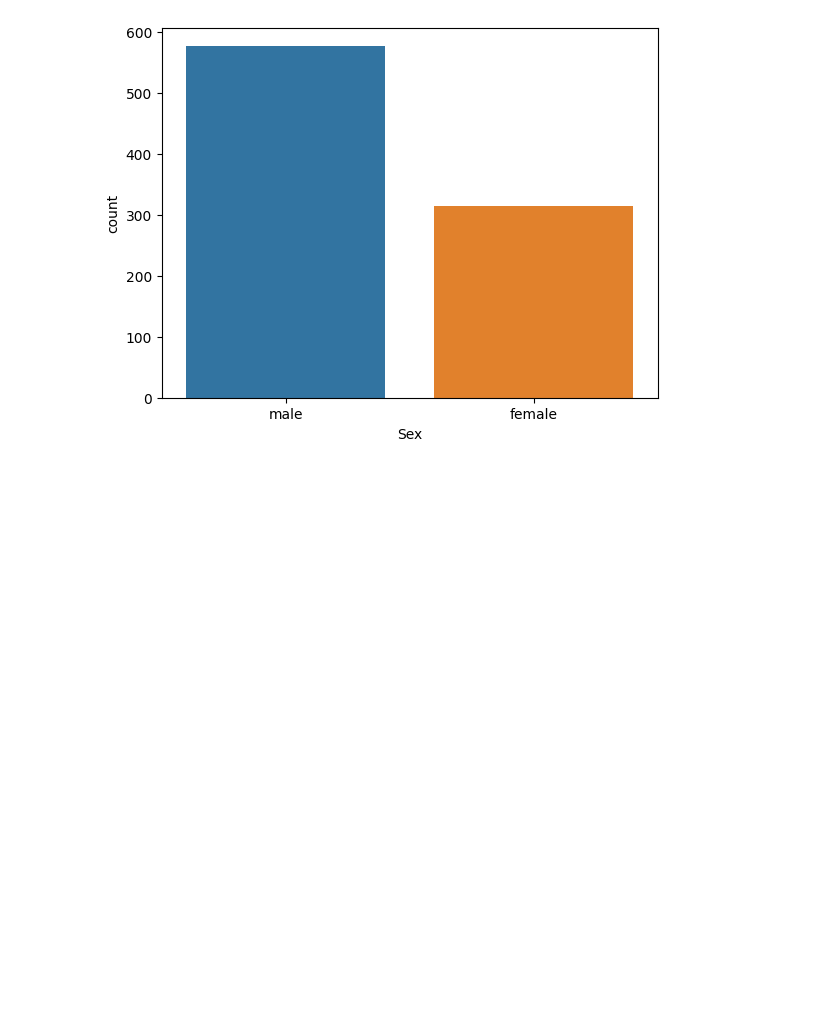
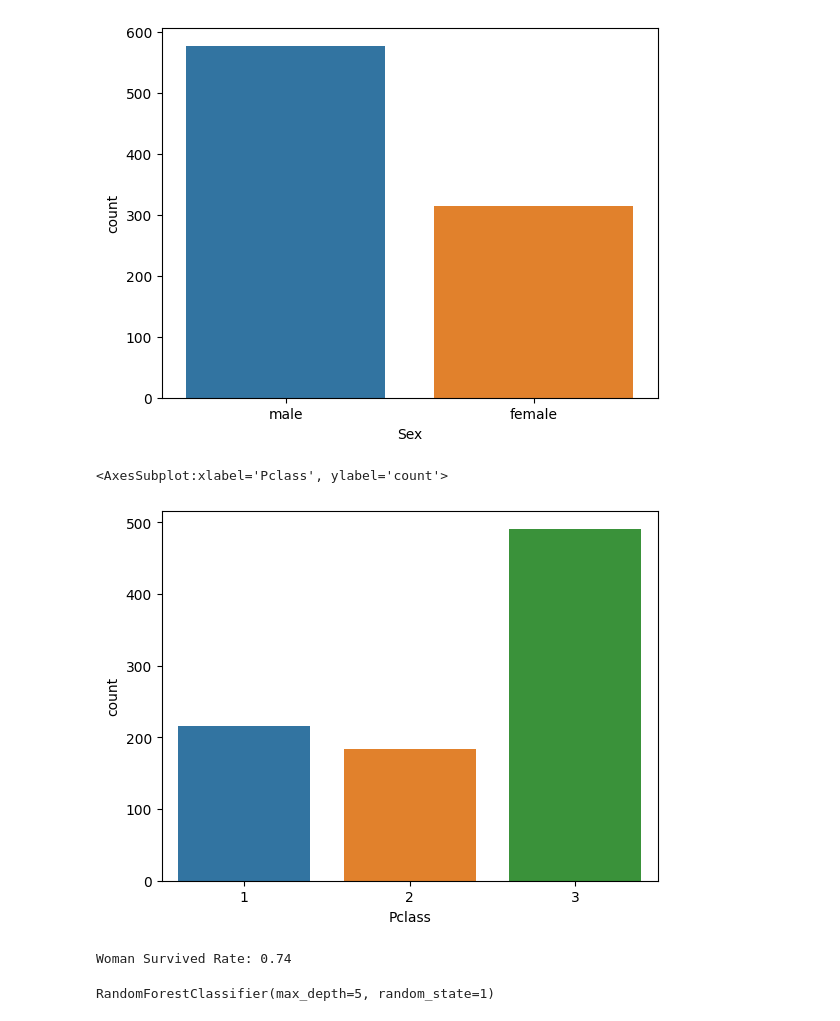
Before and after one commit to JongKookE/beginner, a Jupyter notebook: titanic.ipynb, the cells around one changed output. Drawn from its saved outputs; the diff is of its cells as text; code cells hidden in the pictures; blank space fills up the shorter version.

```diff
--- a/titanic.ipynb
+++ b/titanic.ipynb
@@ -32,3 +46,17 @@ sns.countplot(x="Sex", data = train)
 # %% [output]
 <AxesSubplot:xlabel='Sex', ylabel='count'>
 [figure]
+# %%
+attribute = list(train.columns)
+# %%
+sns.countplot(data = train,  x = attribute[2] )
+# %% [output]
+<AxesSubplot:xlabel='Pclass', ylabel='count'>
+[figure, added]
+# %%
+woman = train.loc[train.Sex == "female"]["Survived"]
+woman_survived_rate = sum(woman)/len(woman)
+
+print(f"Woman Survived Rate: {woman_survived_rate:.2f}")
+# %% [output]
+Woman Survived Rate: 0.74
@@ -34,0 +68,5 @@ sns.countplot(x="Sex", data = train)
+# %%
+model = RandomForestClassifier(n_estimators=100, max_depth=5, random_state=1)
+model.fit(X,y)
+# %% [output]
+RandomForestClassifier(max_depth=5, random_state=1)
```
Also changed, not shown: parts of 5 cells of this notebook.
